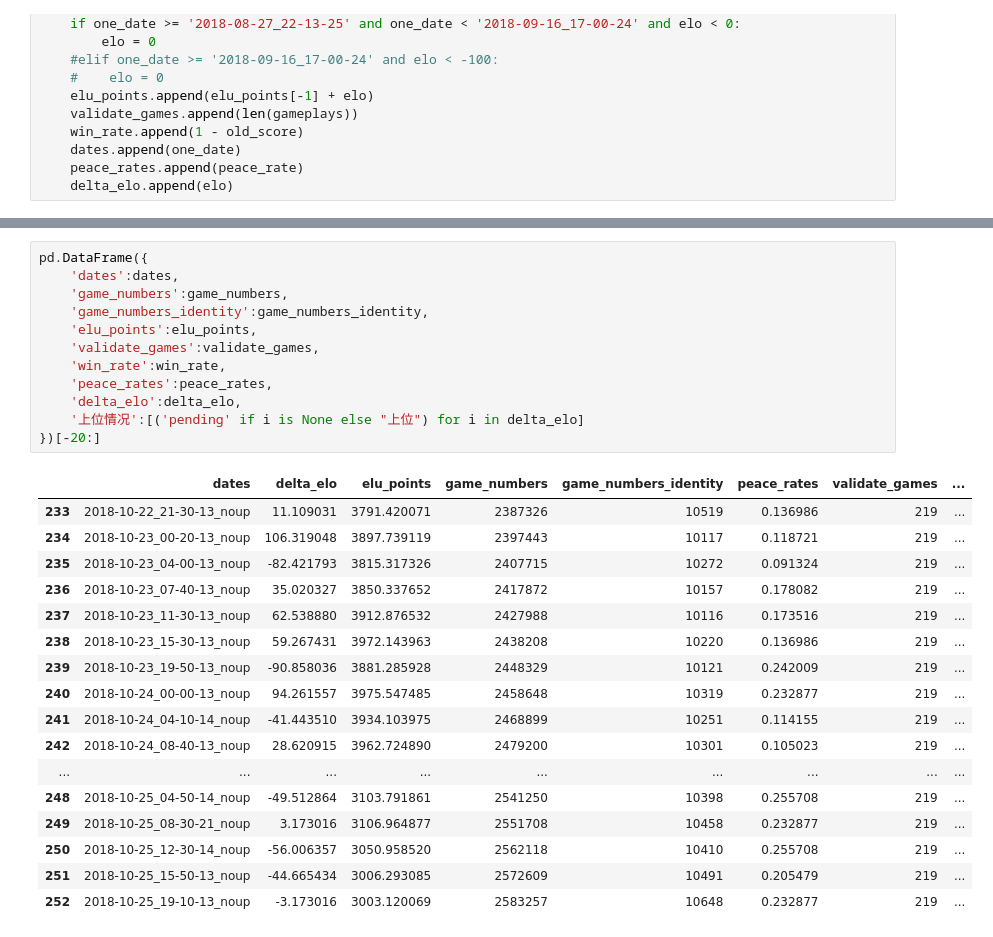
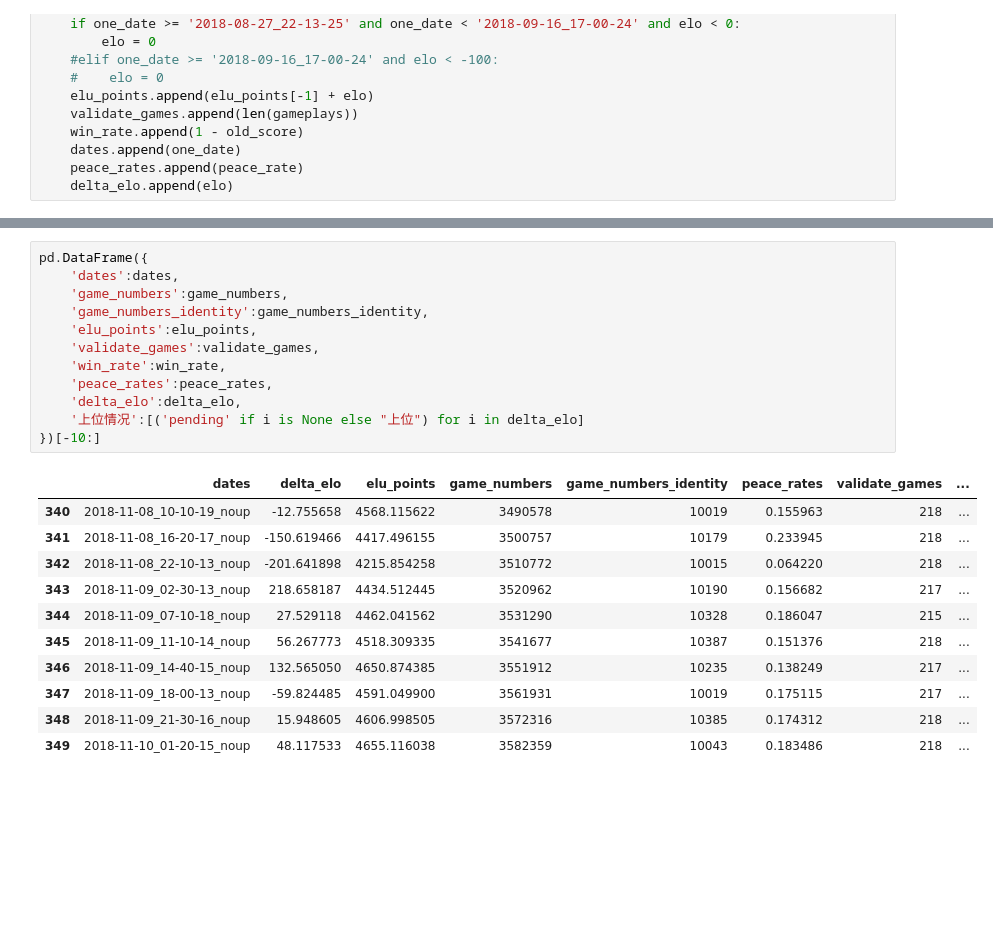
Before and after one commit to bupticybee/icyChessZero, a Jupyter notebook: ipynbs/elo_graph.ipynb, the cells around one changed output, grey strips where cells are left out. Saved outputs shown, nothing was run; the diff lists cells and outputs as text; blank space fills up the shorter version.

```diff
--- a/ipynbs/elo_graph.ipynb
+++ b/ipynbs/elo_graph.ipynb
@@ -100,33 +100,27 @@ plt.ylabel("Elo")
 # %%
 pd.DataFrame({
     'dates':dates,
     'game_numbers':game_numbers,
     'game_numbers_identity':game_numbers_identity,
     'elu_points':elu_points,
     'validate_games':validate_games,
     'win_rate':win_rate,
     'peace_rates':peace_rates,
     'delta_elo':delta_elo,
     '上位情况':[('pending' if i is None else "上位") for i in delta_elo]
-})[-20:]
+})[-10:]
 # %% [output]
 |  | dates | delta_elo | elu_points | game_numbers | game_numbers_identity | peace_rates | validate_games | ... |
-| 233 | 2018-10-22_21-30-13_noup | 11.109031 | 3791.420071 | 2387326 | 10519 | 0.136986 | 219 | ... |
-| 234 | 2018-10-23_00-20-13_noup | 106.319048 | 3897.739119 | 2397443 | 10117 | 0.118721 | 219 | ... |
-| 235 | 2018-10-23_04-00-13_noup | -82.421793 | 3815.317326 | 2407715 | 10272 | 0.091324 | 219 | ... |
-| 236 | 2018-10-23_07-40-13_noup | 35.020327 | 3850.337652 | 2417872 | 10157 | 0.178082 | 219 | ... |
-| 237 | 2018-10-23_11-30-13_noup | 62.538880 | 3912.876532 | 2427988 | 10116 | 0.173516 | 219 | ... |
-| 238 | 2018-10-23_15-30-13_noup | 59.267431 | 3972.143963 | 2438208 | 10220 | 0.136986 | 219 | ... |
-| 239 | 2018-10-23_19-50-13_noup | -90.858036 | 3881.285928 | 2448329 | 10121 | 0.242009 | 219 | ... |
-| 240 | 2018-10-24_00-00-13_noup | 94.261557 | 3975.547485 | 2458648 | 10319 | 0.232877 | 219 | ... |
-| 241 | 2018-10-24_04-10-14_noup | -41.443510 | 3934.103975 | 2468899 | 10251 | 0.114155 | 219 | ... |
-| 242 | 2018-10-24_08-40-13_noup | 28.620915 | 3962.724890 | 2479200 | 10301 | 0.105023 | 219 | ... |
-| ... | ... | ... | ... | ... | ... | ... | ... | ... |
-| 248 | 2018-10-25_04-50-14_noup | -49.512864 | 3103.791861 | 2541250 | 10398 | 0.255708 | 219 | ... |
-| 249 | 2018-10-25_08-30-21_noup | 3.173016 | 3106.964877 | 2551708 | 10458 | 0.232877 | 219 | ... |
-| 250 | 2018-10-25_12-30-14_noup | -56.006357 | 3050.958520 | 2562118 | 10410 | 0.255708 | 219 | ... |
-| 251 | 2018-10-25_15-50-13_noup | -44.665434 | 3006.293085 | 2572609 | 10491 | 0.205479 | 219 | ... |
-| 252 | 2018-10-25_19-10-13_noup | -3.173016 | 3003.120069 | 2583257 | 10648 | 0.232877 | 219 | ... |
+| 340 | 2018-11-08_10-10-19_noup | -12.755658 | 4568.115622 | 3490578 | 10019 | 0.155963 | 218 | ... |
+| 341 | 2018-11-08_16-20-17_noup | -150.619466 | 4417.496155 | 3500757 | 10179 | 0.233945 | 218 | ... |
+| 342 | 2018-11-08_22-10-13_noup | -201.641898 | 4215.854258 | 3510772 | 10015 | 0.064220 | 218 | ... |
+| 343 | 2018-11-09_02-30-13_noup | 218.658187 | 4434.512445 | 3520962 | 10190 | 0.156682 | 217 | ... |
+| 344 | 2018-11-09_07-10-18_noup | 27.529118 | 4462.041562 | 3531290 | 10328 | 0.186047 | 215 | ... |
+| 345 | 2018-11-09_11-10-14_noup | 56.267773 | 4518.309335 | 3541677 | 10387 | 0.151376 | 218 | ... |
+| 346 | 2018-11-09_14-40-15_noup | 132.565050 | 4650.874385 | 3551912 | 10235 | 0.138249 | 217 | ... |
+| 347 | 2018-11-09_18-00-13_noup | -59.824485 | 4591.049900 | 3561931 | 10019 | 0.175115 | 217 | ... |
+| 348 | 2018-11-09_21-30-16_noup | 15.948605 | 4606.998505 | 3572316 | 10385 | 0.174312 | 218 | ... |
+| 349 | 2018-11-10_01-20-15_noup | 48.117533 | 4655.116038 | 3582359 | 10043 | 0.183486 | 218 | ... |
 # %%
 !ls -l ../data/distributed/ | wc -l
 # %% [output]
```
Also changed, not shown: parts of 7 cells of this notebook, 4 other files.
